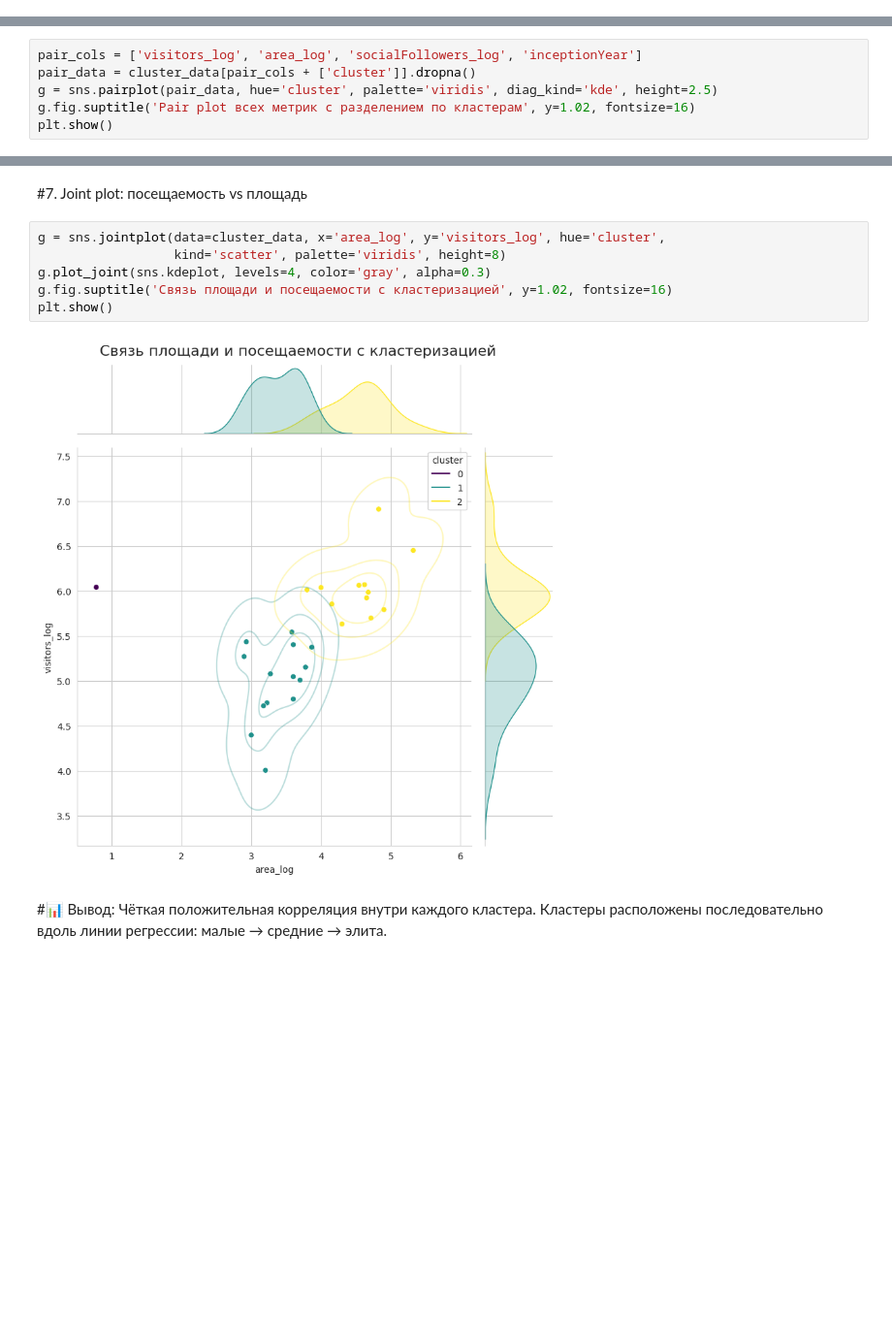
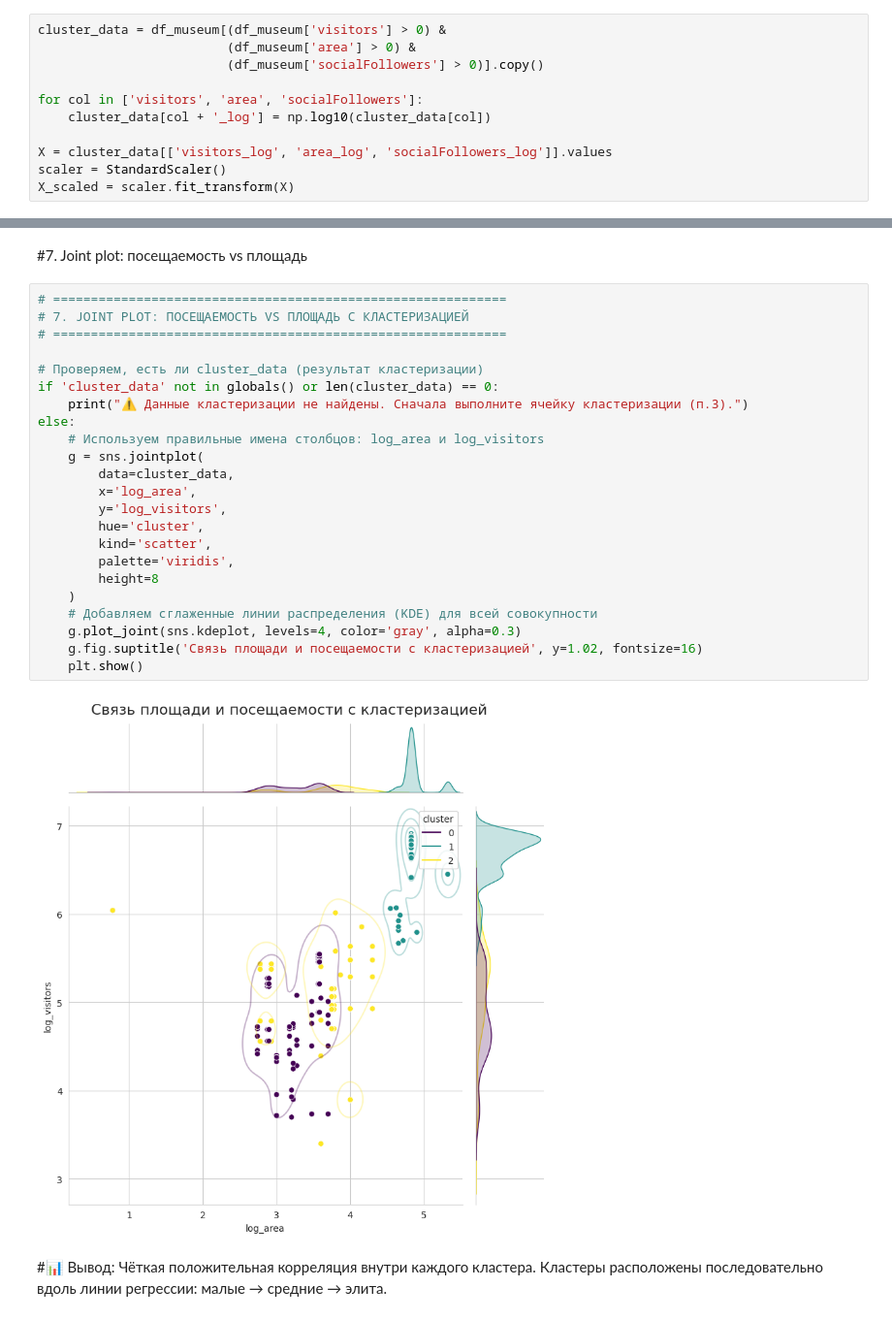
Before and after one commit to yana-moshnikova/python-ai-moshnikova-yana, a Jupyter notebook: notebooks/week3_visualization.ipynb, the cells around one changed output, grey strips where cells are left out. Shown at 97% size. Drawn from its saved outputs; the diff is of its cells as text; blank space fills up the shorter version.

```diff
--- a/notebooks/week3_visualization.ipynb
+++ b/notebooks/week3_visualization.ipynb
@@ -543,0 +471,11 @@ plt.rcParams['figure.figsize'] = (12, 6)
+# %%
+cluster_data = df_museum[(df_museum['visitors'] > 0) &
+                         (df_museum['area'] > 0) &
+                         (df_museum['socialFollowers'] > 0)].copy()
+
+for col in ['visitors', 'area', 'socialFollowers']:
+    cluster_data[col + '_log'] = np.log10(cluster_data[col])
+
+X = cluster_data[['visitors_log', 'area_log', 'socialFollowers_log']].values
+scaler = StandardScaler()
+X_scaled = scaler.fit_transform(X)
@@ -589,6 +543,0 @@ cluster
-# %%
-pair_cols = ['visitors_log', 'area_log', 'socialFollowers_log', 'inceptionYear']
-pair_data = cluster_data[pair_cols + ['cluster']].dropna()
-g = sns.pairplot(pair_data, hue='cluster', palette='viridis', diag_kind='kde', height=2.5)
-g.fig.suptitle('Pair plot всех метрик с разделением по кластерам', y=1.02, fontsize=16)
-plt.show()
@@ -599,12 +652,29 @@ plt.show()
 # %% [markdown]
 #7. Joint plot: посещаемость vs площадь
 # %%
-g = sns.jointplot(data=cluster_data, x='area_log', y='visitors_log', hue='cluster',
-                  kind='scatter', palette='viridis', height=8)
-g.plot_joint(sns.kdeplot, levels=4, color='gray', alpha=0.3)
-g.fig.suptitle('Связь площади и посещаемости с кластеризацией', y=1.02, fontsize=16)
-plt.show()
+# ============================================================
+# 7. JOINT PLOT: ПОСЕЩАЕМОСТЬ VS ПЛОЩАДЬ С КЛАСТЕРИЗАЦИЕЙ
+# ============================================================
+
+# Проверяем, есть ли cluster_data (результат кластеризации)
+if 'cluster_data' not in globals() or len(cluster_data) == 0:
+    print("⚠️ Данные кластеризации не найдены. Сначала выполните ячейку кластеризации (п.3).")
+else:
+    # Используем правильные имена столбцов: log_area и log_visitors
+    g = sns.jointplot(
+        data=cluster_data,
+        x='log_area',
+        y='log_visitors',
+        hue='cluster',
+        kind='scatter',
+        palette='viridis',
+        height=8
+    )
+    # Добавляем сглаженные линии распределения (KDE) для всей совокупности
+    g.plot_joint(sns.kdeplot, levels=4, color='gray', alpha=0.3)
+    g.fig.suptitle('Связь площади и посещаемости с кластеризацией', y=1.02, fontsize=16)
+    plt.show()
 # %% [output]
-[figure, old version]
+[figure, new version]
 # %% [markdown]
 #📊 Вывод: Чёткая положительная корреляция внутри каждого кластера. Кластеры расположены последовательно вдоль линии регрессии: малые → средние → элита.
```
Also changed, not shown: parts of 61 cells of this notebook.
